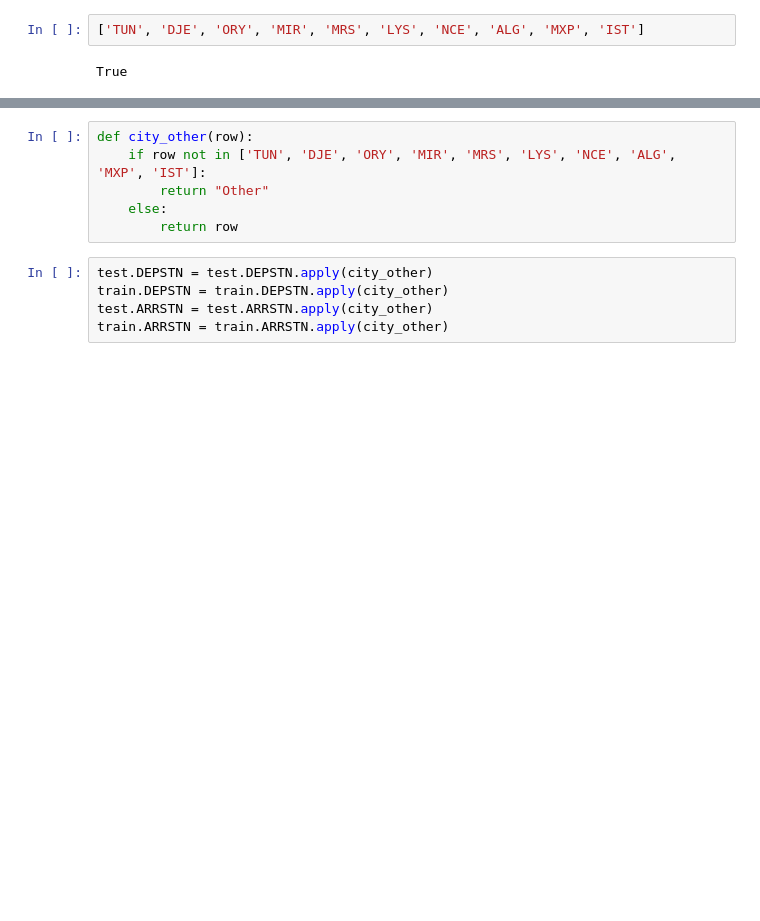
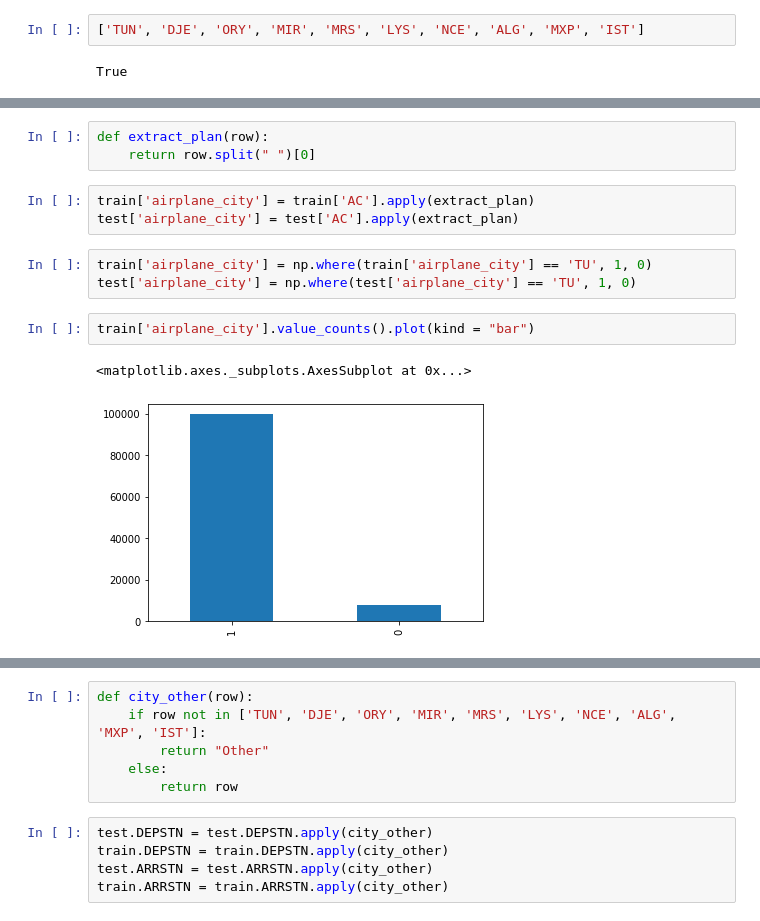
Before and after one commit to Younes-Charfaoui/AI-Hack-Tunisia-2019, a Jupyter notebook: tunis_air_problem/TunisAir.ipynb, the cells around one changed output, grey strips where cells are left out. Drawn from its saved outputs; the diff is of its cells as text; blank space fills up the shorter version.

```diff
--- a/tunis_air_problem/TunisAir.ipynb
+++ b/tunis_air_problem/TunisAir.ipynb
@@ -105,0 +144,14 @@ True
+# %%
+def extract_plan(row):
+    return row.split(" ")[0]
+# %%
+train['airplane_city'] = train['AC'].apply(extract_plan)
+test['airplane_city'] = test['AC'].apply(extract_plan)
+# %%
+train['airplane_city'] = np.where(train['airplane_city'] == 'TU', 1, 0)
+test['airplane_city'] = np.where(test['airplane_city'] == 'TU', 1, 0)
+# %%
+train['airplane_city'].value_counts().plot(kind = "bar")
+# %% [output]
+<matplotlib.axes._subplots.AxesSubplot at 0x...>
+[figure, added]
```
Also changed, not shown: parts of 18 cells of this notebook, 1 other file.
